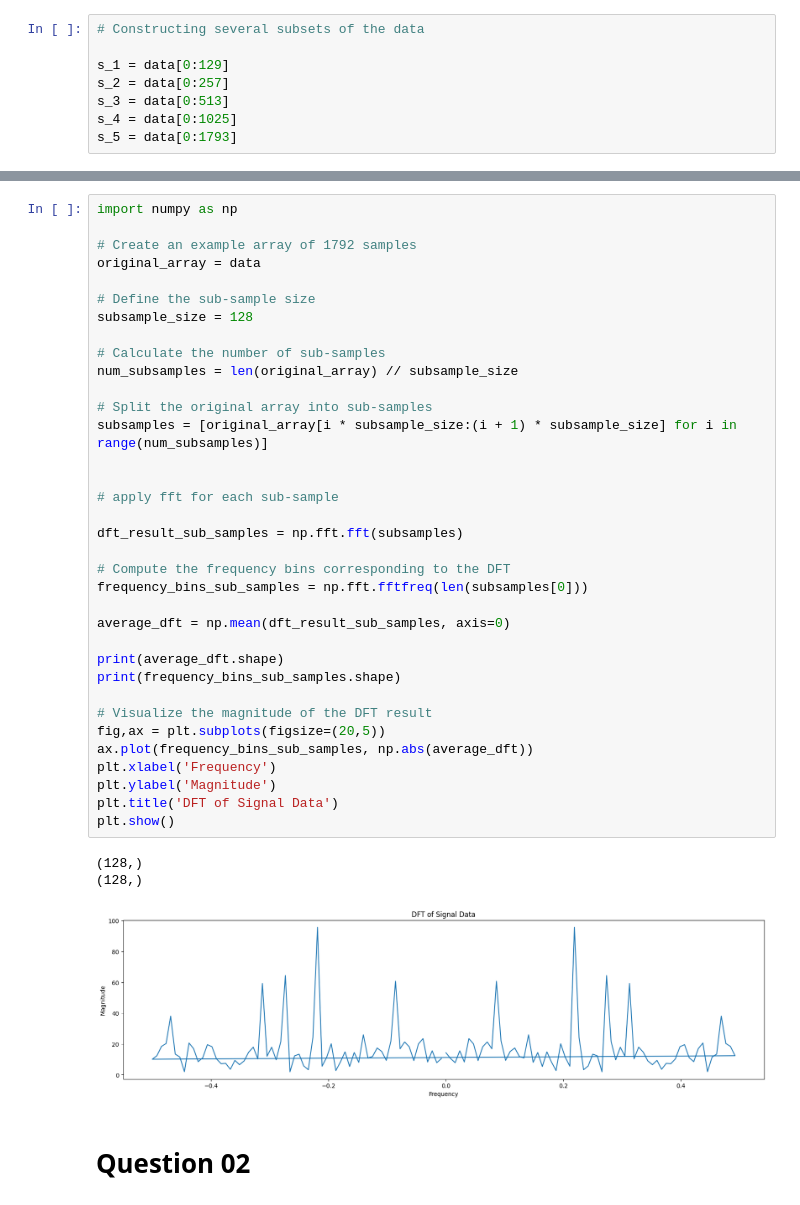
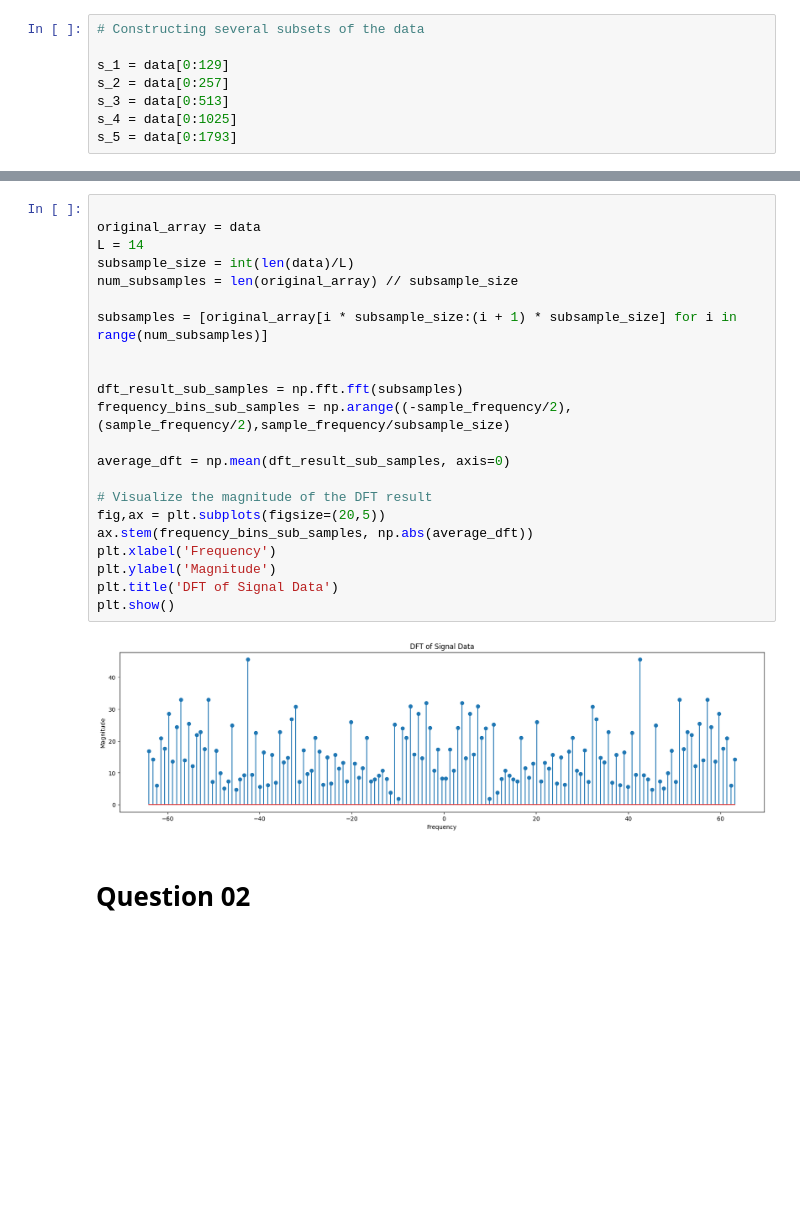
Before and after one commit to Vgr20/EN_3551_Assignment_01, a Jupyter notebook: Assignment.ipynb, the cells around one changed output, grey strips where cells are left out. Cells and saved outputs as stored; diff of their text form; blank space fills up the shorter version.

```diff
--- a/Assignment.ipynb
+++ b/Assignment.ipynb
@@ -84,42 +75,27 @@ plt.show()
 # %%
-import numpy as np
 
-# Create an example array of 1792 samples
 original_array = data
-
-# Define the sub-sample size
-subsample_size = 128
-
-# Calculate the number of sub-samples
+L = 14
+subsample_size = int(len(data)/L)
 num_subsamples = len(original_array) // subsample_size
 
-# Split the original array into sub-samples
 subsamples = [original_array[i * subsample_size:(i + 1) * subsample_size] for i in range(num_subsamples)]
 
 
-# apply fft for each sub-sample
-
 dft_result_sub_samples = np.fft.fft(subsamples)
-
-# Compute the frequency bins corresponding to the DFT
-frequency_bins_sub_samples = np.fft.fftfreq(len(subsamples[0]))
+frequency_bins_sub_samples = np.arange((-sample_frequency/2),(sample_frequency/2),sample_frequency/subsample_size)
 
 average_dft = np.mean(dft_result_sub_samples, axis=0)
 
-print(average_dft.shape)
-print(frequency_bins_sub_samples.shape)
-
 # Visualize the magnitude of the DFT result
 fig,ax = plt.subplots(figsize=(20,5))
-ax.plot(frequency_bins_sub_samples, np.abs(average_dft))
+ax.stem(frequency_bins_sub_samples, np.abs(average_dft))
 plt.xlabel('Frequency')
 plt.ylabel('Magnitude')
 plt.title('DFT of Signal Data')
 plt.show()
 # %% [output]
-(128,)
-(128,)
-[figure, old version]
+[figure, new version]
 # %% [markdown]
 # Question 02
 # %%
```
Also changed, not shown: parts of 4 cells of this notebook.
